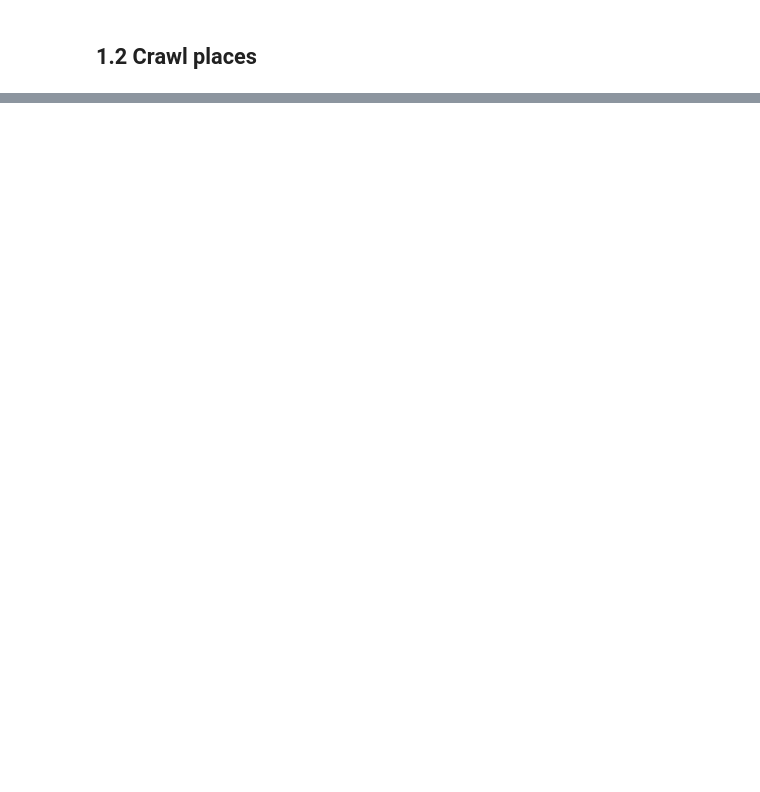
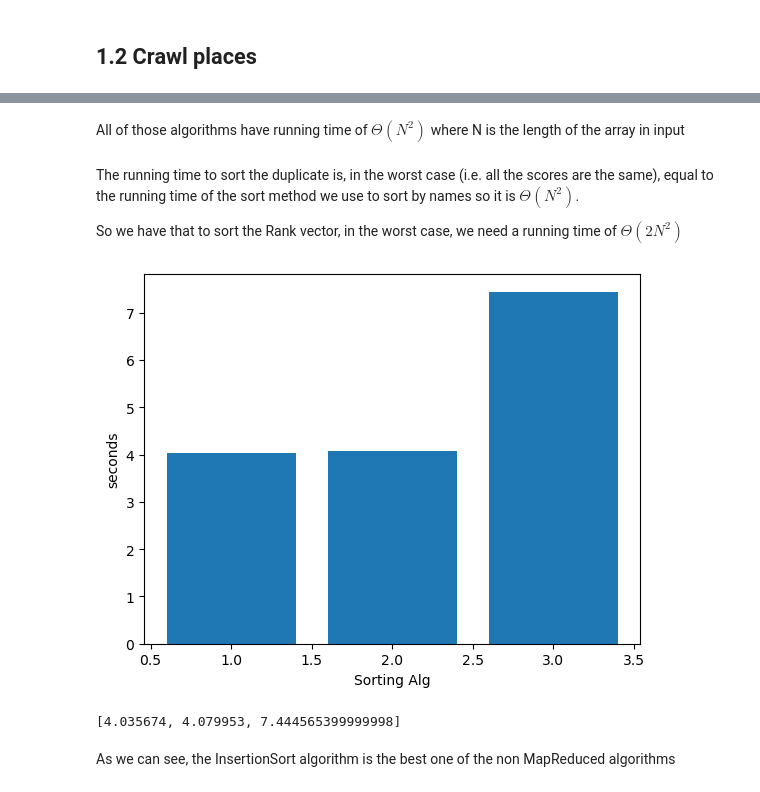
Before and after one commit to donEnno/G32HW3, a Jupyter notebook: HW3.ipynb, the cells around one changed output, grey strips where cells are left out. Cells and saved outputs as stored; diff of their text form; code cells hidden in the pictures; blank space fills up the shorter version.

```diff
--- a/HW3.ipynb
+++ b/HW3.ipynb
@@ -93,0 +142,37 @@ next_page = rq.get(home_url+next_href)
+# %%
+#Sorting algorithms for list of list
+#if h=1 it sorts by scores, if h=0 it sorts by names
+def InsertionSort(Rank,h):
+
+    for i in range(1,len(Rank)):
+            temp= Rank[i]
+            j=i-1
+            while j>=0 and temp[h]>Rank[j][h]:
+                     Rank[j+1] = Rank[j]
+                     j-=1
+            Rank[j+1] = temp
+    return Rank
+############################################
+def SelectionSort(Rank, h):
+
+    for i in range(len(Rank)):
+        M = i
+        for j in range(i + 1,len(Rank)):
+            if Rank[j][h] > Rank[M][h]:
+                M = j
+        (Rank[i], Rank[M]) = (Rank[M], Rank[i])
+
+    return Rank
+#############################################
+def BubbleSort(Rank,h):
+    change = 0
+    for i in range(len(Rank)-1):
+        for j in range(0, len(Rank)-i-1):
+            if Rank[j][h] < Rank[j+1][h]:
+                change = 1
+                (Rank[j], Rank[j+1]) = (Rank[j+1], Rank[j])
+        if change==0:
+            return Rank
+    return Rank
+# %% [markdown]
+All of those algorithms have running time of $\Theta(N^2)$ where N is the length of the array in input
@@ -93,0 +217,17 @@ next_page = rq.get(home_url+next_href)
+# %% [markdown]
+The running time to sort the duplicate is, in the worst case (i.e. all the scores are the same), equal to the running time of the sort method we use to sort by names so it is $\Theta(N^2)$.
+
+So we have that to sort the Rank vector, in the worst case, we need a running time of $\Theta(2N^2)$
+# %%
+#Plotting the running times of each algorithm
+import matplotlib.pyplot as plt
+plt.ylabel('seconds')
+plt.xlabel('Sorting Alg')
+plt.bar([1,2,3],Times)
+plt.show()
+Times
+# %% [output]
+[figure, added]
+[4.035674, 4.079953, 7.444565399999998]
+# %% [markdown]
+As we can see, the InsertionSort algorithm is the best one of the non MapReduced algorithms
```
Also changed, not shown: parts of 18 cells of this notebook.
